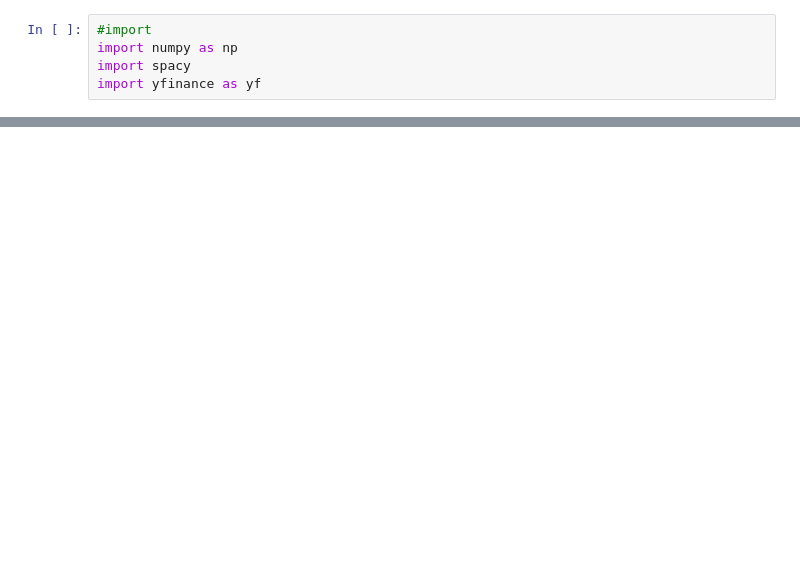
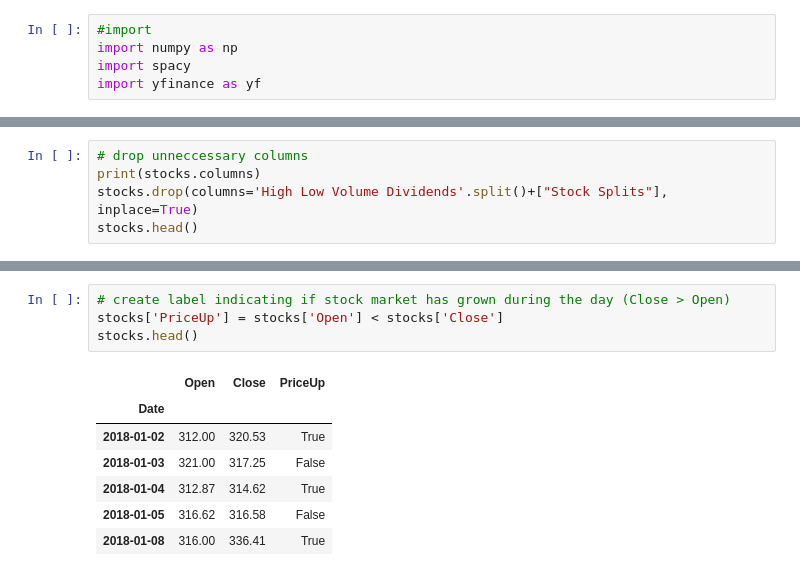
Before and after one commit to AliKarpuzoglu/Tweet_analysis_Stock_prediction, a Jupyter notebook: TSLA Predict.ipynb, the cells around one changed output, grey strips where cells are left out. Cells and saved outputs as stored; diff of their text form; blank space fills up the shorter version.

```diff
--- a/TSLA Predict.ipynb
+++ b/TSLA Predict.ipynb
@@ -53,0 +68,5 @@ KeyError: 'Date'
+# %%
+# drop unneccessary columns
+print(stocks.columns)
+stocks.drop(columns='High Low Volume Dividends'.split()+["Stock Splits"], inplace=True)
+stocks.head()
@@ -53,0 +79,12 @@ KeyError: 'Date'
+# %%
+# create label indicating if stock market has grown during the day (Close > Open)
+stocks['PriceUp'] = stocks['Open'] < stocks['Close']
+stocks.head()
+# %% [output]
+|  | Open | Close | PriceUp |
+| Date |  |  |  |
+| 2018-01-02 | 312.00 | 320.53 | True |
+| 2018-01-03 | 321.00 | 317.25 | False |
+| 2018-01-04 | 312.87 | 314.62 | True |
+| 2018-01-05 | 316.62 | 316.58 | False |
+| 2018-01-08 | 316.00 | 336.41 | True |
```
Also changed, not shown: parts of 12 cells of this notebook.
